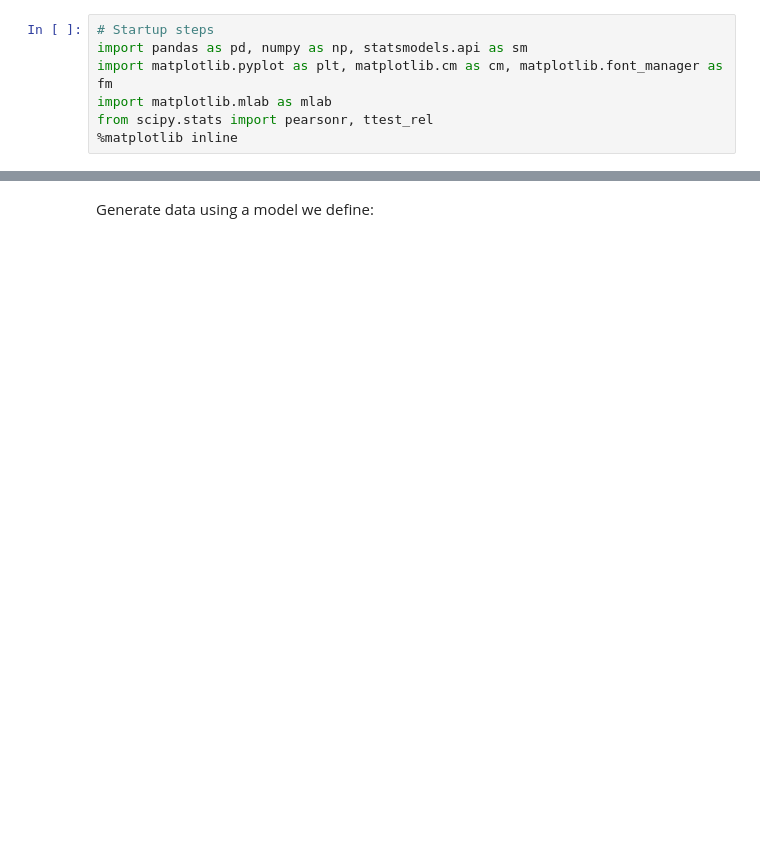
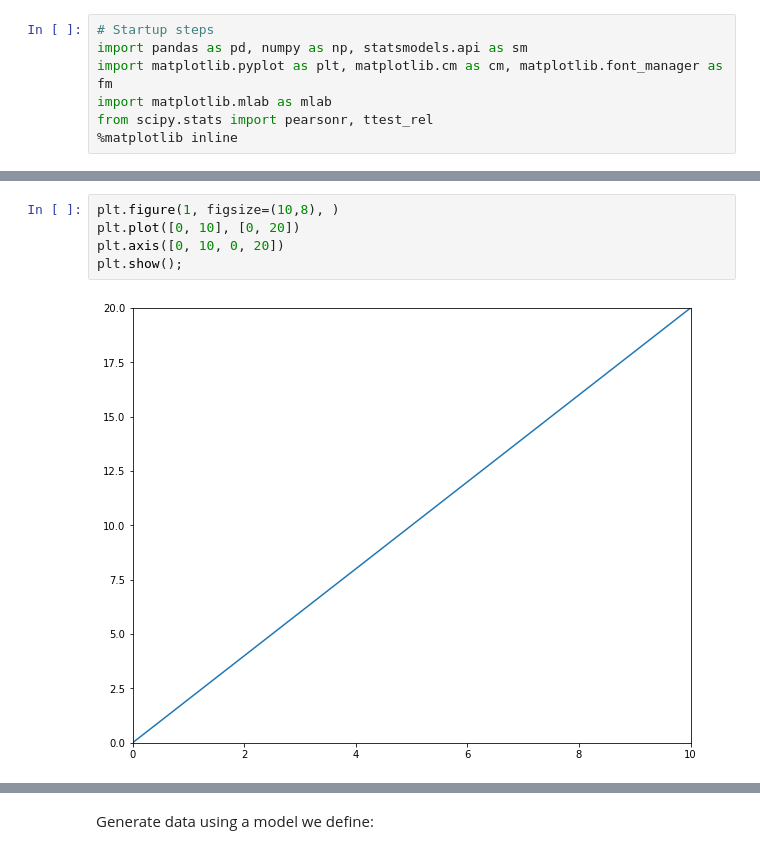
Before and after one commit to ual/hedonic-models, a Jupyter notebook: sales-hedonic.ipynb, the cells around one changed output, grey strips where cells are left out. Drawn from its saved outputs; the diff is of its cells as text; blank space fills up the shorter version.

```diff
--- a/sales-hedonic.ipynb
+++ b/sales-hedonic.ipynb
@@ -11,0 +39,7 @@ from scipy.stats import pearsonr, ttest_rel
+# %%
+plt.figure(1, figsize=(10,8), )
+plt.plot([0, 10], [0, 20])
+plt.axis([0, 10, 0, 20])
+plt.show();
+# %% [output]
+[figure, added]
```
Also changed, not shown: parts of 87 cells of this notebook, 1 other file.
